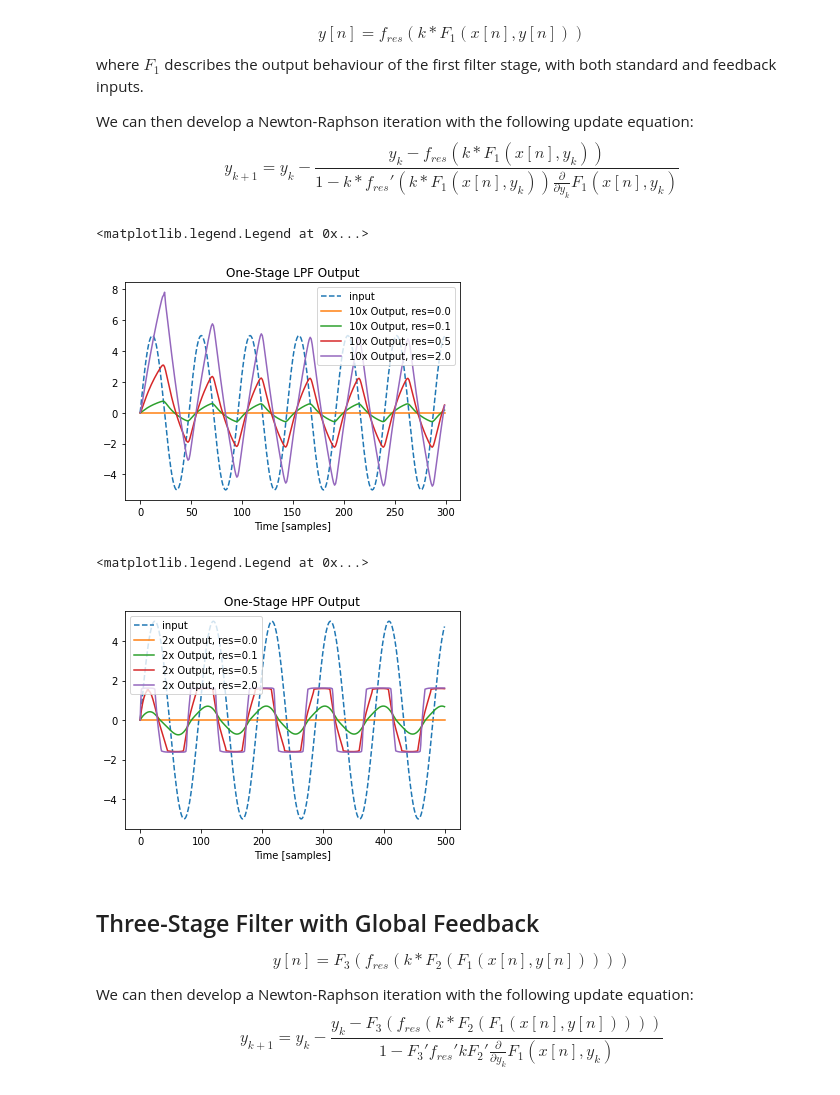
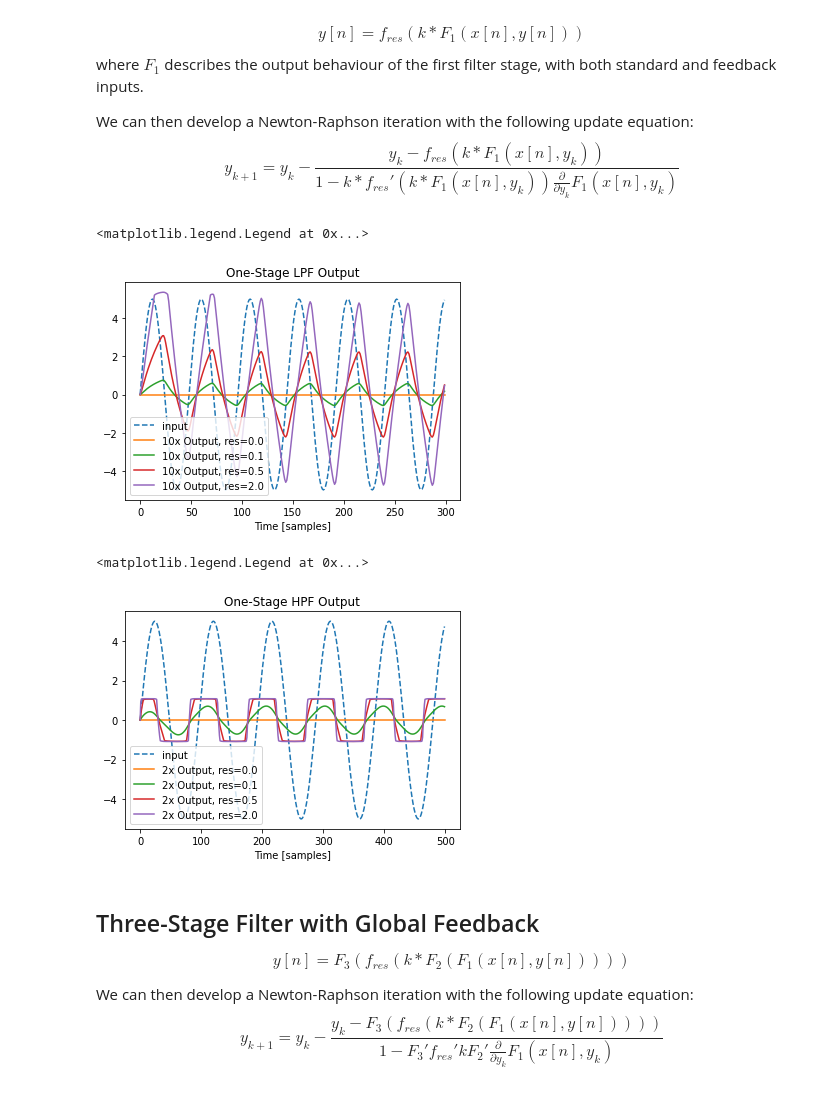
Before and after one commit to surge-synthesizer/surge-python, a Jupyter notebook: scripts/dsp_simulations/ThreelerAnalysis.ipynb, the cells around one changed output. Saved outputs shown, nothing was run; the diff lists cells and outputs as text; code cells hidden in the pictures.

```diff
--- a/scripts/dsp_simulations/ThreelerAnalysis.ipynb
+++ b/scripts/dsp_simulations/ThreelerAnalysis.ipynb
@@ -465,6 +465,8 @@ $$
 y_{k+1} = y_k - \frac{y_k - f_{res}(k * F_1(x[n], y_k))}{1 - k * f_{res}'(k * F_1(x[n], y_k)) \frac{\partial}{\partial y_k}F_1(x[n], y_k)}
 $$
 # %%
+res_gain = 1.5
+
 class OneStageFilter:
     def __init__(self, res, filter):
         self.filt = filter
@@ -478,37 +480,37 @@ class OneStageFilter:
         N_iter = 10
         for n in range(N_iter):
             k_times_F1 = self.k * self.filt.process_sample(x, estimate)
-            res_out = res_func(k_times_F1)
+            res_out = (1.0 / res_gain) * res_func(res_gain * k_times_F1)
             res_dv = res_deriv(k_times_F1)
             F1_deriv = self.filt.get_fb_derivative()
 
             num = estimate - res_out
             den = 1.0 - self.k * res_dv * F1_deriv
             estimate -= num / den
 
         self.filt.update_state()
         return estimate
 
 plt.figure()
 N = 300
 freq = 2000
 x = 5 * np.sin(2 * np.pi * np.arange(N) * freq / FS)
 plt.plot(x, '--', label='input')
 
 for res in [0.0, 0.1, 0.5, 2.0]:
     y = np.zeros_like(x)
     filter = OneStageFilter(res, OnePoleLPF_FB(1000))
     for n in range(N):
         y[n] = filter.process_sample(x[n])
 
     plt.plot(10 * y, label=f'10x Output, res={res}')
 
 plt.title('One-Stage LPF Output')
 plt.xlabel('Time [samples]')
 plt.legend()
 # %% [output]
 <matplotlib.legend.Legend at 0x...>
-[figure, old version]
+[figure, new version]
 # %%
 plt.figure()
 N = 500
@@ -530,7 +532,7 @@ plt.xlabel('Time [samples]')
 plt.legend()
 # %% [output]
 <matplotlib.legend.Legend at 0x...>
-[figure, old version]
+[figure, new version]
 # %% [markdown]
 ## Three-Stage Filter with Global Feedback
 
```
Also changed, not shown: parts of 4 cells of this notebook.
